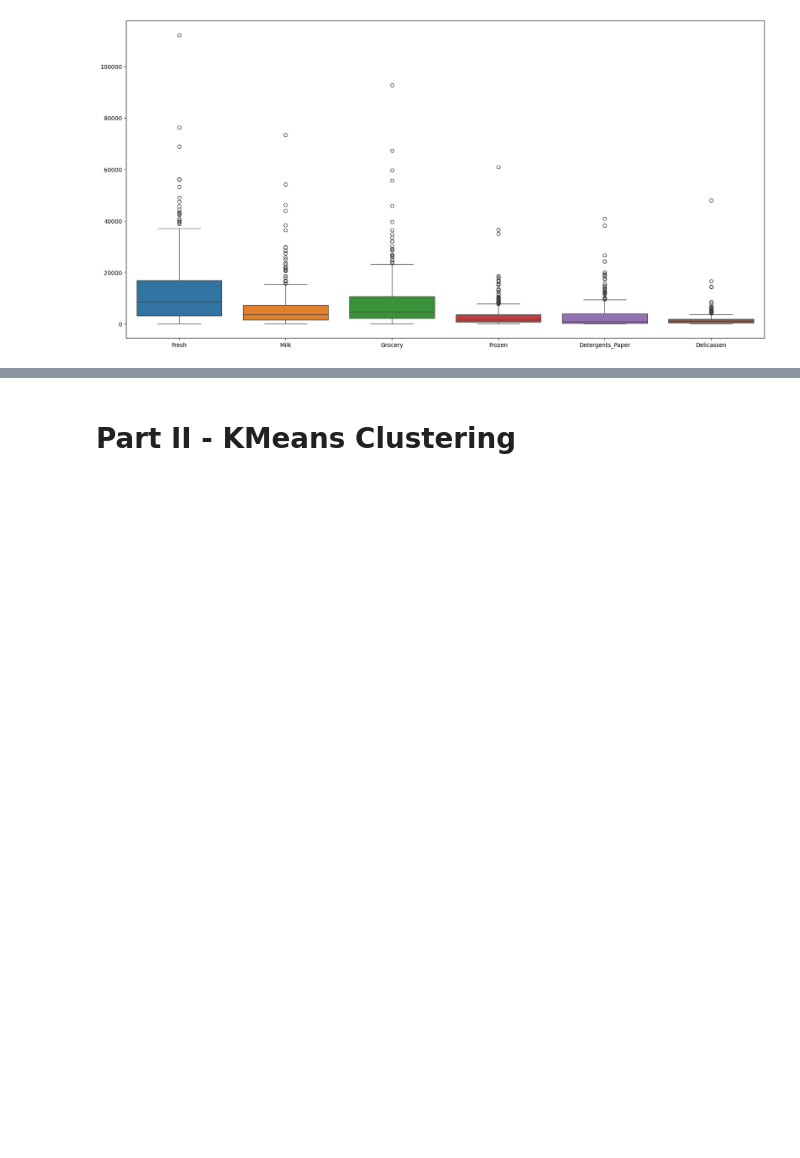
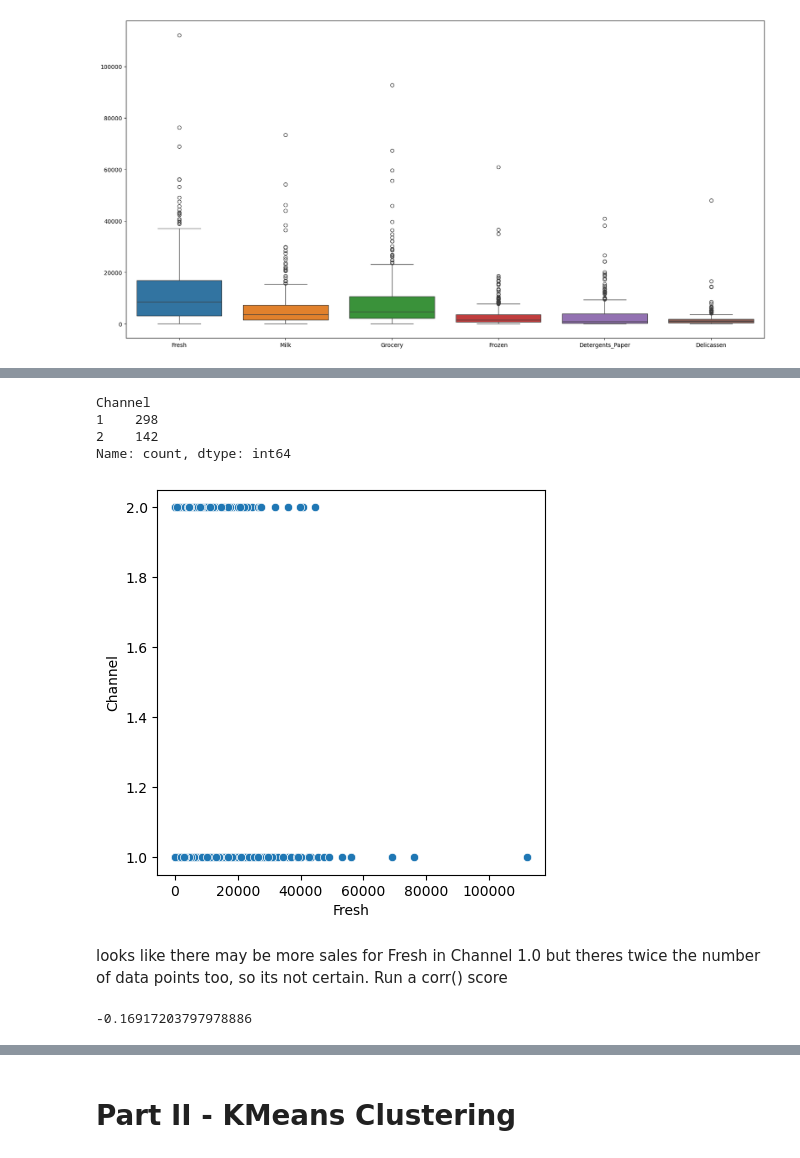
Before and after one commit to tjjdoherty/ml-project-unsupervised-learning, a Jupyter notebook: Unsupervised Learning - Project.ipynb, the cells around one changed output, grey strips where cells are left out. Drawn from its saved outputs; the diff is of its cells as text; code cells hidden in the pictures; blank space fills up the shorter version.

```diff
--- a/Unsupervised Learning - Project.ipynb
+++ b/Unsupervised Learning - Project.ipynb
@@ -122,0 +157,22 @@ plt.show()
+# %%
+# value counts of channel vs fresh
+print(data['Channel'].value_counts())
+# %% [output]
+Channel
+1    298
+2    142
+Name: count, dtype: int64
+# %%
+# scatter plot Fresh vs Channel
+plt.figure(figsize=(5,5))
+sns.scatterplot(data=data, x='Fresh', y='Channel')
+plt.show()
+# %% [output]
+[figure, added]
+# %% [markdown]
+looks like there may be more sales for Fresh in Channel 1.0 but theres twice the number of data points too, so its not certain. Run a corr() score
+# %%
+# corr score on Fresh vs channel
+data['Fresh'].corr(data['Channel'])
+# %% [output]
+-0.16917203797978886
```
Also changed, not shown: parts of 11 cells of this notebook.
